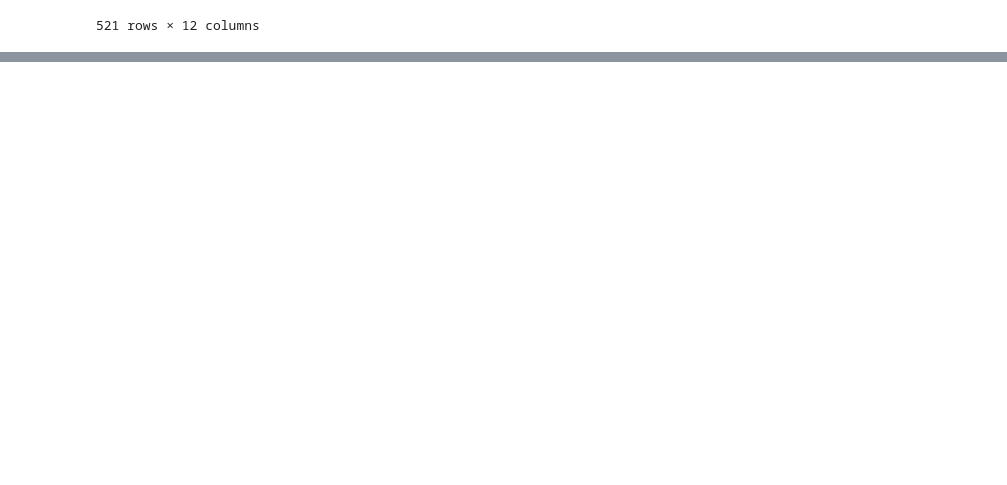
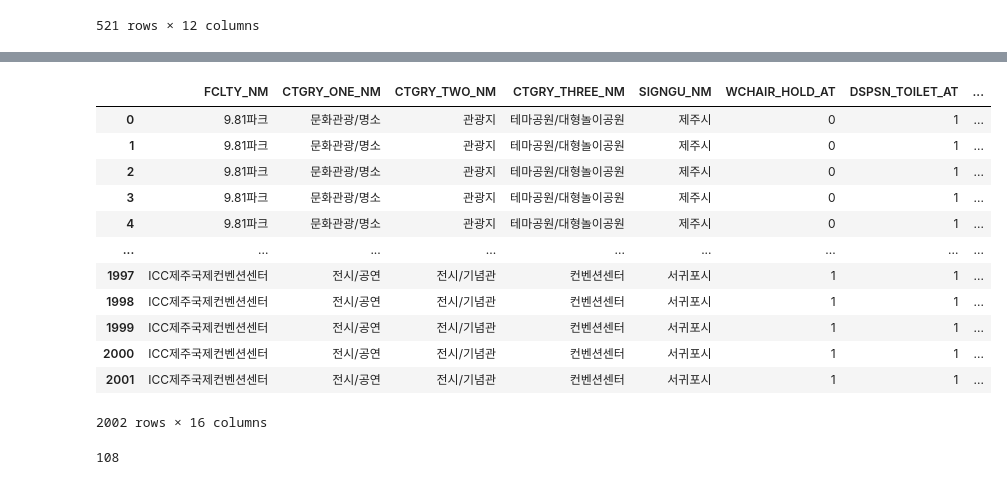
Before and after one commit to hanhee-cho/DA36_mini2_Jeju_for_All, a Jupyter notebook: minha_temp.ipynb, the cells around one changed output, grey strips where cells are left out. Saved outputs shown, nothing was run; the diff lists cells and outputs as text; code cells hidden in the pictures; blank space fills up the shorter version.

Commit message:
Feat: dataframe merge 완

```diff
--- a/minha_temp.ipynb
+++ b/minha_temp.ipynb
@@ -188,0 +282,21 @@ df5
+# %%
+real_df=pd.merge(df5, df, on='FCLTY_NM',how='inner')
+real_df
+# %% [output]
+|  | FCLTY_NM | CTGRY_ONE_NM | CTGRY_TWO_NM | CTGRY_THREE_NM | SIGNGU_NM | WCHAIR_HOLD_AT | DSPSN_TOILET_AT | ... |
+| 0 | 9.81파크 | 문화관광/명소 | 관광지 | 테마공원/대형놀이공원 | 제주시 | 0 | 1 | ... |
+| 1 | 9.81파크 | 문화관광/명소 | 관광지 | 테마공원/대형놀이공원 | 제주시 | 0 | 1 | ... |
+| 2 | 9.81파크 | 문화관광/명소 | 관광지 | 테마공원/대형놀이공원 | 제주시 | 0 | 1 | ... |
+| 3 | 9.81파크 | 문화관광/명소 | 관광지 | 테마공원/대형놀이공원 | 제주시 | 0 | 1 | ... |
+| 4 | 9.81파크 | 문화관광/명소 | 관광지 | 테마공원/대형놀이공원 | 제주시 | 0 | 1 | ... |
+| ... | ... | ... | ... | ... | ... | ... | ... | ... |
+| 1997 | ICC제주국제컨벤션센터 | 전시/공연 | 전시/기념관 | 컨벤션센터 | 서귀포시 | 1 | 1 | ... |
+| 1998 | ICC제주국제컨벤션센터 | 전시/공연 | 전시/기념관 | 컨벤션센터 | 서귀포시 | 1 | 1 | ... |
+| 1999 | ICC제주국제컨벤션센터 | 전시/공연 | 전시/기념관 | 컨벤션센터 | 서귀포시 | 1 | 1 | ... |
+| 2000 | ICC제주국제컨벤션센터 | 전시/공연 | 전시/기념관 | 컨벤션센터 | 서귀포시 | 1 | 1 | ... |
+| 2001 | ICC제주국제컨벤션센터 | 전시/공연 | 전시/기념관 | 컨벤션센터 | 서귀포시 | 1 | 1 | ... |
+2002 rows × 16 columns
+# %%
+real_df['FCLTY_NM'].nunique()
+# %% [output]
+108
```
Also changed, not shown: parts of 2 cells of this notebook.
